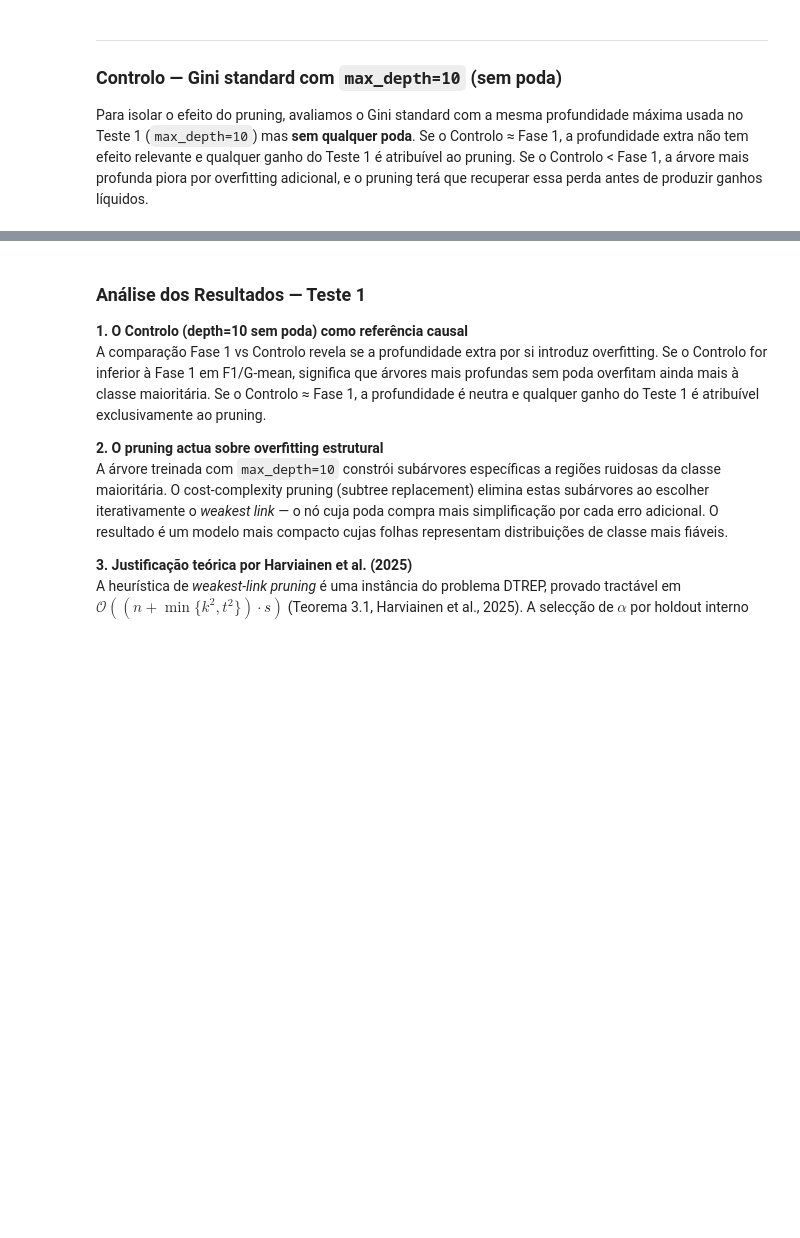
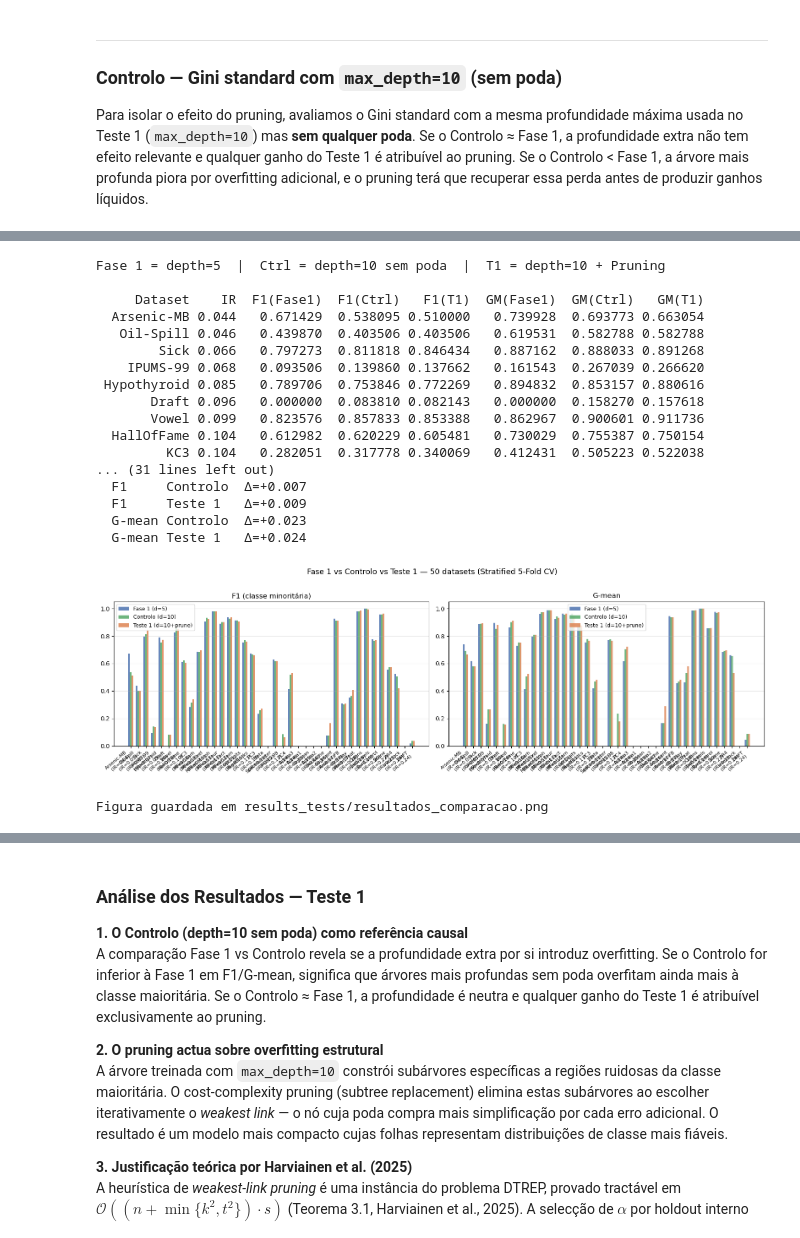
Before and after one commit to amarcos20/projeto_investigacao_AP1, a Jupyter notebook: main.ipynb, the cells around one changed output, grey strips where cells are left out. Drawn from its saved outputs; the diff is of its cells as text; code cells hidden in the pictures; blank space fills up the shorter version.

```diff
--- a/main.ipynb
+++ b/main.ipynb
@@ -937,5 +981,5 @@ print(f"\nControlo (depth=10, sem pruning) concluído.")
 # %%
-RESULTS_DIR4 = Path("results_main")
+RESULTS_DIR4 = Path("results_tests")
 RESULTS_DIR4.mkdir(exist_ok=True)
 
 # Merge Fase 1 + Controlo + Teste 1
@@ -948,8 +992,8 @@ df_cmp = (
 
 # Tabela comparativa
 df_show = df_cmp[["Dataset", "ir",
-                   "_std_f1", "_ctrl_f1", "_t3_f1",
-                   "_std_gm", "_ctrl_gm", "_t3_gm"]].copy()
+                   "_std_f1", "_ctrl_f1", "_t1_f1",
+                   "_std_gm", "_ctrl_gm", "_t1_gm"]].copy()
 df_show.columns = ["Dataset", "IR",
                    "F1(Fase1)", "F1(Ctrl)", "F1(T1)",
                    "GM(Fase1)", "GM(Ctrl)", "GM(T1)"]
@@ -959,45 +1003,65 @@ print(df_show.to_string(index=False))
 print("\n── Δ médio face à Fase 1 ──────────────────────────────────────────────")
 for label, col_a, col_b in [
     ("Controlo", "_std_f1", "_ctrl_f1"),
-    ("Teste 1 ", "_std_f1", "_t3_f1"),
+    ("Teste 1 ", "_std_f1", "_t1_f1"),
 ]:
     d_f1 = (df_cmp[col_b] - df_cmp[col_a]).mean()
     print(f"  F1     {label}  Δ={d_f1:+.3f}")
 for label, col_a, col_b in [
     ("Controlo", "_std_gm", "_ctrl_gm"),
-    ("Teste 1 ", "_std_gm", "_t3_gm"),
+    ("Teste 1 ", "_std_gm", "_t1_gm"),
 ]:
     d_gm = (df_cmp[col_b] - df_cmp[col_a]).mean()
     print(f"  G-mean {label}  Δ={d_gm:+.3f}")
 
 # Gráfico 3 condições
 fig, axes = plt.subplots(1, 2, figsize=(16, 5))
 bw = 0.22
 x  = np.arange(len(df_cmp))
 
 for ax, (metric_name, cf, cc, ct) in zip(axes, [
-    ("F1 (classe minoritária)", "_std_f1", "_ctrl_f1", "_t3_f1"),
-    ("G-mean",                  "_std_gm", "_ctrl_gm", "_t3_gm"),
+    ("F1 (classe minoritária)", "_std_f1", "_ctrl_f1", "_t1_f1"),
+    ("G-mean",                  "_std_gm", "_ctrl_gm", "_t1_gm"),
 ]):
     ax.bar(x - bw,   df_cmp[cf], bw, label="Fase 1 (d=5)",      color="#4C72B0", alpha=0.85)
     ax.bar(x,        df_cmp[cc], bw, label="Controlo (d=10)",    color="#55A868", alpha=0.85)
     ax.bar(x + bw,   df_cmp[ct], bw, label="Teste 1 (d=10+prune)", color="#DD8452", alpha=0.85)
     ax.set_xticks(x)
     ax.set_xticklabels(
         [f"{r['Dataset']}\n(IR={r['ir']:.2f})" for _, r in df_cmp.iterrows()],
         rotation=40, ha="right", fontsize=8
     )
     ax.set_ylim(0, 1.05)
     ax.set_title(metric_name)
     ax.legend(fontsize=9)
     ax.grid(axis="y", alpha=0.3)
 
-plt.suptitle("Fase 1 vs Controlo vs Teste 1 (Gini + Pruning) — Stratified 5-Fold CV",
+plt.suptitle("Fase 1 vs Controlo vs Teste 1 — 50 datasets (Stratified 5-Fold CV)",
              fontsize=13, y=1.02)
 plt.tight_layout()
 plt.savefig(RESULTS_DIR4 / "resultados_comparacao.png", dpi=150, bbox_inches="tight")
 plt.show()
-print("Figura guardada em results_main/resultados_comparacao.png")
+print("Figura guardada em results_tests/resultados_comparacao.png")
+# %% [output]
+Fase 1 = depth=5  |  Ctrl = depth=10 sem poda  |  T1 = depth=10 + Pruning
+
+     Dataset    IR  F1(Fase1)  F1(Ctrl)   F1(T1)  GM(Fase1)  GM(Ctrl)   GM(T1)
+  Arsenic-MB 0.044   0.671429  0.538095 0.510000   0.739928  0.693773 0.663054
+   Oil-Spill 0.046   0.439870  0.403506 0.403506   0.619531  0.582788 0.582788
+        Sick 0.066   0.797273  0.811818 0.846434   0.887162  0.888033 0.891268
+    IPUMS-99 0.068   0.093506  0.139860 0.137662   0.161543  0.267039 0.266620
+ Hypothyroid 0.085   0.789706  0.753846 0.772269   0.894832  0.853157 0.880616
+       Draft 0.096   0.000000  0.083810 0.082143   0.000000  0.158270 0.157618
+       Vowel 0.099   0.823576  0.857833 0.853388   0.862967  0.900601 0.911736
+  HallOfFame 0.104   0.612982  0.620229 0.605481   0.730029  0.755387 0.750154
+         KC3 0.104   0.282051  0.317778 0.340069   0.412431  0.505223 0.522038
+... (31 lines left out)
+  F1     Controlo  Δ=+0.007
+  F1     Teste 1   Δ=+0.009
+  G-mean Controlo  Δ=+0.023
+  G-mean Teste 1   Δ=+0.024
+[figure, added]
+Figura guardada em results_tests/resultados_comparacao.png
 # %%
 from scipy.stats import wilcoxon
 
```
Also changed, not shown: parts of 9 cells of this notebook, 19 other files.
